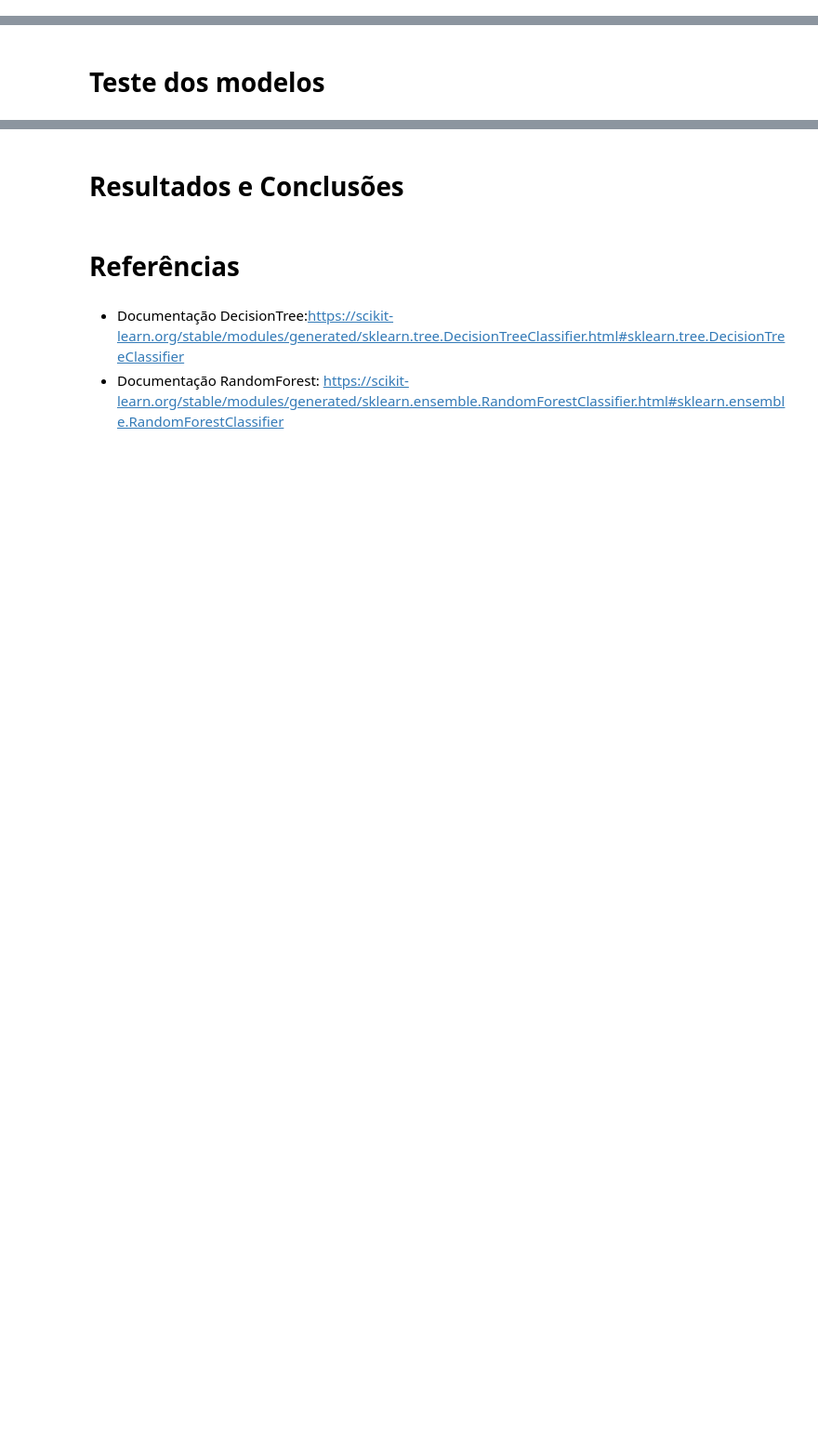
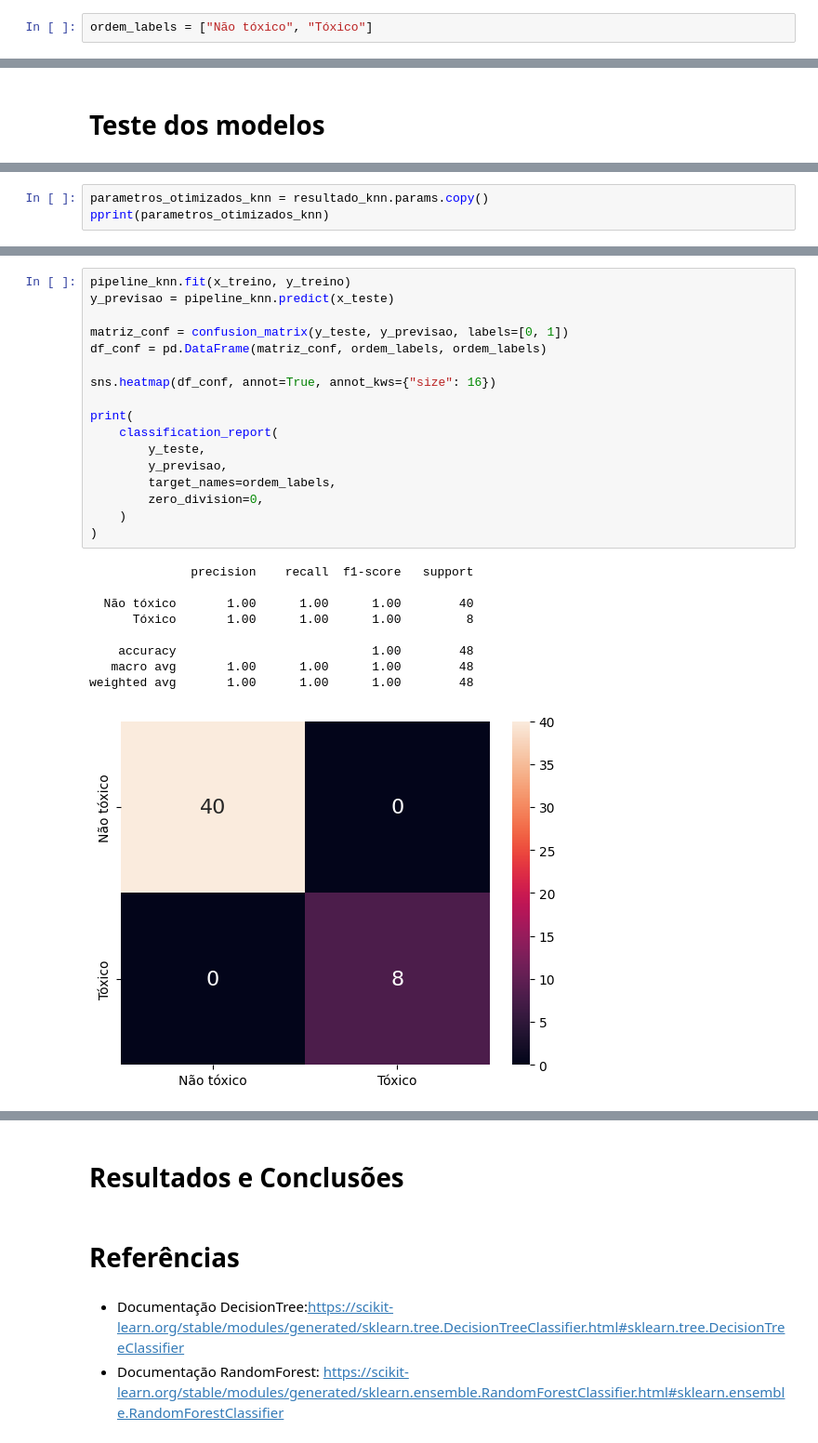
Before and after one commit to AnielNeto/Trabalho_Aprendizado_de_Maquina, a Jupyter notebook: Trabalho Aprendizado de Maquina.ipynb, the cells around one changed output, grey strips where cells are left out. Shown at 93% size. Saved outputs shown, nothing was run; the diff lists cells and outputs as text; blank space fills up the shorter version.

Commit message:
Adiciona o teste dos modelos

```diff
--- a/Trabalho Aprendizado de Maquina.ipynb
+++ b/Trabalho Aprendizado de Maquina.ipynb
@@ -179,3 +194,5 @@ Name: class, Length: 477, dtype: int64
+# %%
+ordem_labels = ["Não tóxico", "Tóxico"]
 # %% [markdown]
 ## Separando os dados para treino e teste
 
@@ -1093,0 +1181,3 @@ Parâmetros do melhor trial: {'n_estimators': 110, 'criterion': 'entropy', 'max_
+# %%
+parametros_otimizados_knn = resultado_knn.params.copy()
+pprint(parametros_otimizados_knn)
@@ -1093,0 +1228,27 @@ Parâmetros do melhor trial: {'n_estimators': 110, 'criterion': 'entropy', 'max_
+# %%
+pipeline_knn.fit(x_treino, y_treino)
+y_previsao = pipeline_knn.predict(x_teste)
+
+matriz_conf = confusion_matrix(y_teste, y_previsao, labels=[0, 1])
+df_conf = pd.DataFrame(matriz_conf, ordem_labels, ordem_labels)
+
+sns.heatmap(df_conf, annot=True, annot_kws={"size": 16})
+
+print(
+    classification_report(
+        y_teste,
+        y_previsao,
+        target_names=ordem_labels,
+        zero_division=0,
+    )
+)
+# %% [output]
+              precision    recall  f1-score   support
+
+  Não tóxico       1.00      1.00      1.00        40
+      Tóxico       1.00      1.00      1.00         8
+
+    accuracy                           1.00        48
+   macro avg       1.00      1.00      1.00        48
+weighted avg       1.00      1.00      1.00        48
+[figure, added]
```
Also changed, not shown: parts of 45 cells of this notebook, 5 other files.
